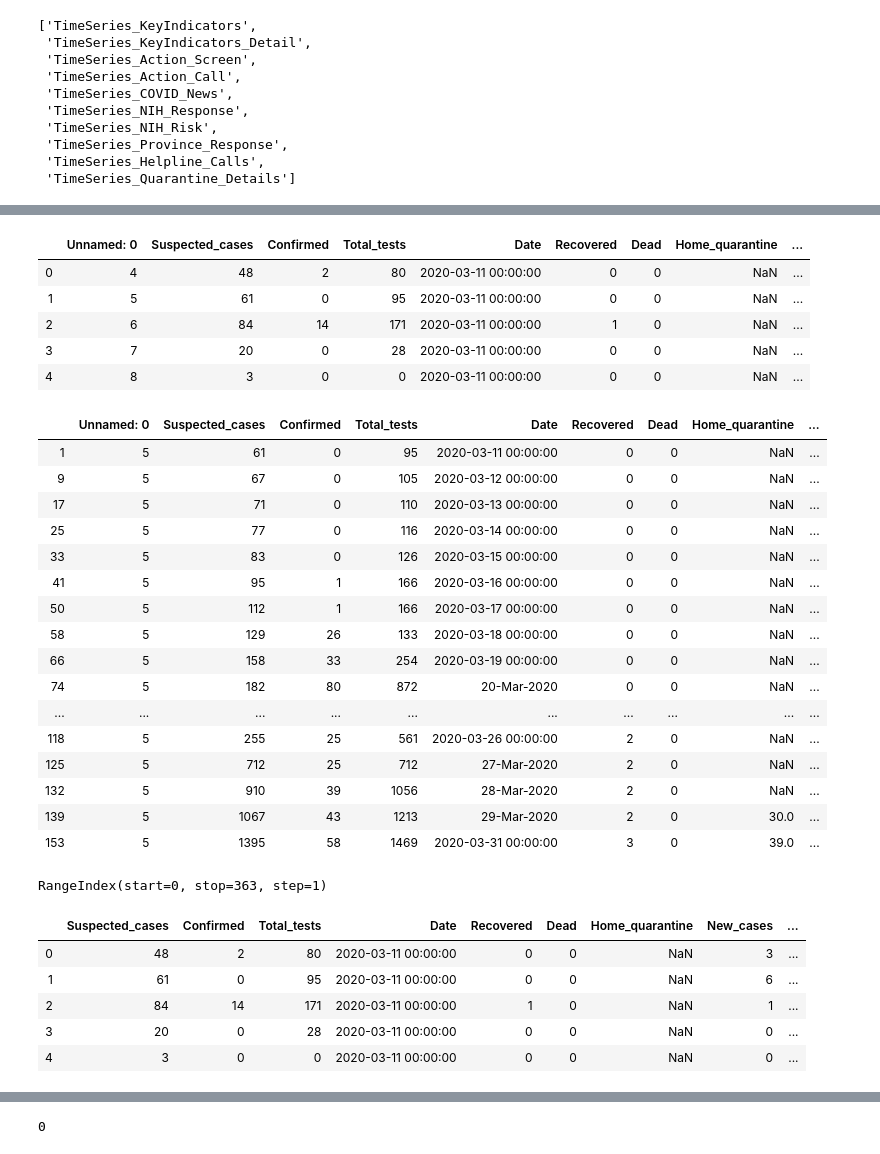
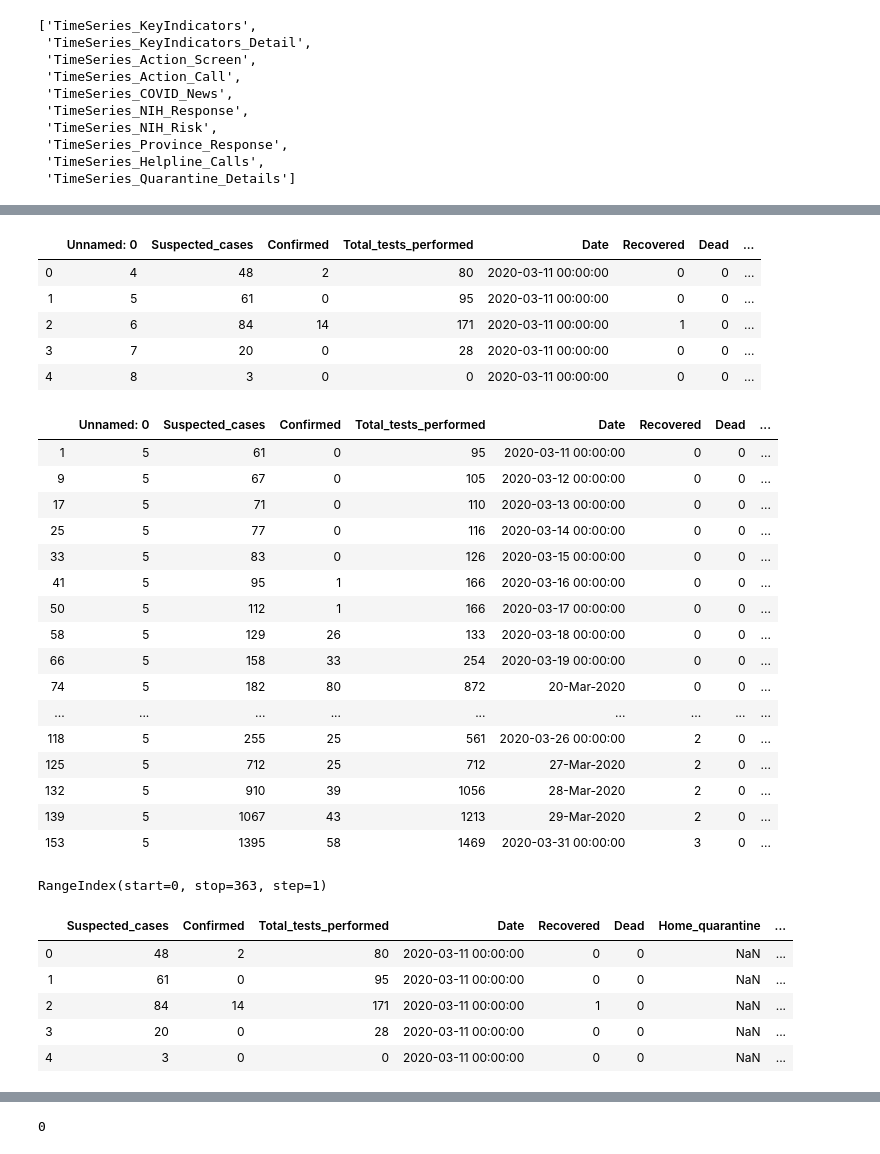
Before and after one commit to FaizahMushtaq/COVID-19, a Jupyter notebook: Data Wrangling/Cleaning.ipynb, the cells around one changed output, grey strips where cells are left out. Drawn from its saved outputs; the diff is of its cells as text; code cells hidden in the pictures.

Commit message:
Cleaning sheet 2

```diff
--- a/Data Wrangling/Cleaning.ipynb
+++ b/Data Wrangling/Cleaning.ipynb
@@ -27,33 +34,33 @@ sheet1.head()
 # %%
-sheet1.rename(columns={'Cumulative':'Suspected_cases','Discharged':'Recovered','Still admitted':'Hospital_quarantine','Cumulative  Test positive':'Confirmed','New  (last 24 hrs)':'New_cases','Cumulative  tests performed':'Total_tests','Tests  performed in last 24 hours':'New_tests','Expired':'Dead','Home Quarantine':'Home_quarantine'},inplace=True)
+sheet1.rename(columns={'Cumulative':'Suspected_cases','Discharged':'Recovered','Still admitted':'Hospital_quarantine','Cumulative  Test positive':'Confirmed','New  (last 24 hrs)':'New_cases','Cumulative  tests performed':'Total_tests_performed','Tests  performed in last 24 hours':'New_tests_performed','Expired':'Dead','Home Quarantine':'Home_quarantine'},inplace=True)
 sheet1.head()
 # %% [output]
-|  | Unnamed: 0 | Suspected_cases | Confirmed | Total_tests | Date | Recovered | Dead | Home_quarantine | ... |
-| 0 | 4 | 48 | 2 | 80 | 2020-03-11 00:00:00 | 0 | 0 | NaN | ... |
-| 1 | 5 | 61 | 0 | 95 | 2020-03-11 00:00:00 | 0 | 0 | NaN | ... |
-| 2 | 6 | 84 | 14 | 171 | 2020-03-11 00:00:00 | 1 | 0 | NaN | ... |
-| 3 | 7 | 20 | 0 | 28 | 2020-03-11 00:00:00 | 0 | 0 | NaN | ... |
-| 4 | 8 | 3 | 0 | 0 | 2020-03-11 00:00:00 | 0 | 0 | NaN | ... |
+|  | Unnamed: 0 | Suspected_cases | Confirmed | Total_tests_performed | Date | Recovered | Dead | ... |
+| 0 | 4 | 48 | 2 | 80 | 2020-03-11 00:00:00 | 0 | 0 | ... |
+| 1 | 5 | 61 | 0 | 95 | 2020-03-11 00:00:00 | 0 | 0 | ... |
+| 2 | 6 | 84 | 14 | 171 | 2020-03-11 00:00:00 | 1 | 0 | ... |
+| 3 | 7 | 20 | 0 | 28 | 2020-03-11 00:00:00 | 0 | 0 | ... |
+| 4 | 8 | 3 | 0 | 0 | 2020-03-11 00:00:00 | 0 | 0 | ... |
 # %%
 sheet1.loc[sheet1['Unnamed: 0']==5] #query based on assigned indexes but doesn't define uniquely row
 # %% [output]
-|  | Unnamed: 0 | Suspected_cases | Confirmed | Total_tests | Date | Recovered | Dead | Home_quarantine | ... |
-| 1 | 5 | 61 | 0 | 95 | 2020-03-11 00:00:00 | 0 | 0 | NaN | ... |
-| 9 | 5 | 67 | 0 | 105 | 2020-03-12 00:00:00 | 0 | 0 | NaN | ... |
-| 17 | 5 | 71 | 0 | 110 | 2020-03-13 00:00:00 | 0 | 0 | NaN | ... |
-| 25 | 5 | 77 | 0 | 116 | 2020-03-14 00:00:00 | 0 | 0 | NaN | ... |
-| 33 | 5 | 83 | 0 | 126 | 2020-03-15 00:00:00 | 0 | 0 | NaN | ... |
-| 41 | 5 | 95 | 1 | 166 | 2020-03-16 00:00:00 | 0 | 0 | NaN | ... |
-| 50 | 5 | 112 | 1 | 166 | 2020-03-17 00:00:00 | 0 | 0 | NaN | ... |
-| 58 | 5 | 129 | 26 | 133 | 2020-03-18 00:00:00 | 0 | 0 | NaN | ... |
-| 66 | 5 | 158 | 33 | 254 | 2020-03-19 00:00:00 | 0 | 0 | NaN | ... |
-| 74 | 5 | 182 | 80 | 872 | 20-Mar-2020 | 0 | 0 | NaN | ... |
-| ... | ... | ... | ... | ... | ... | ... | ... | ... | ... |
-| 118 | 5 | 255 | 25 | 561 | 2020-03-26 00:00:00 | 2 | 0 | NaN | ... |
-| 125 | 5 | 712 | 25 | 712 | 27-Mar-2020 | 2 | 0 | NaN | ... |
-| 132 | 5 | 910 | 39 | 1056 | 28-Mar-2020 | 2 | 0 | NaN | ... |
-| 139 | 5 | 1067 | 43 | 1213 | 29-Mar-2020 | 2 | 0 | 30.0 | ... |
-| 153 | 5 | 1395 | 58 | 1469 | 2020-03-31 00:00:00 | 3 | 0 | 39.0 | ... |
+|  | Unnamed: 0 | Suspected_cases | Confirmed | Total_tests_performed | Date | Recovered | Dead | ... |
+| 1 | 5 | 61 | 0 | 95 | 2020-03-11 00:00:00 | 0 | 0 | ... |
+| 9 | 5 | 67 | 0 | 105 | 2020-03-12 00:00:00 | 0 | 0 | ... |
+| 17 | 5 | 71 | 0 | 110 | 2020-03-13 00:00:00 | 0 | 0 | ... |
+| 25 | 5 | 77 | 0 | 116 | 2020-03-14 00:00:00 | 0 | 0 | ... |
+| 33 | 5 | 83 | 0 | 126 | 2020-03-15 00:00:00 | 0 | 0 | ... |
+| 41 | 5 | 95 | 1 | 166 | 2020-03-16 00:00:00 | 0 | 0 | ... |
+| 50 | 5 | 112 | 1 | 166 | 2020-03-17 00:00:00 | 0 | 0 | ... |
+| 58 | 5 | 129 | 26 | 133 | 2020-03-18 00:00:00 | 0 | 0 | ... |
+| 66 | 5 | 158 | 33 | 254 | 2020-03-19 00:00:00 | 0 | 0 | ... |
+| 74 | 5 | 182 | 80 | 872 | 20-Mar-2020 | 0 | 0 | ... |
+| ... | ... | ... | ... | ... | ... | ... | ... | ... |
+| 118 | 5 | 255 | 25 | 561 | 2020-03-26 00:00:00 | 2 | 0 | ... |
+| 125 | 5 | 712 | 25 | 712 | 27-Mar-2020 | 2 | 0 | ... |
+| 132 | 5 | 910 | 39 | 1056 | 28-Mar-2020 | 2 | 0 | ... |
+| 139 | 5 | 1067 | 43 | 1213 | 29-Mar-2020 | 2 | 0 | ... |
+| 153 | 5 | 1395 | 58 | 1469 | 2020-03-31 00:00:00 | 3 | 0 | ... |
 # %%
 sheet1.index
 # %% [output]
@@ -62,11 +69,11 @@ RangeIndex(start=0, stop=363, step=1)
 sheet1.drop('Unnamed: 0',axis=1,inplace=True)               #droping unnamed column keeping default indexing
 sheet1.head()
 # %% [output]
-|  | Suspected_cases | Confirmed | Total_tests | Date | Recovered | Dead | Home_quarantine | New_cases | ... |
-| 0 | 48 | 2 | 80 | 2020-03-11 00:00:00 | 0 | 0 | NaN | 3 | ... |
-| 1 | 61 | 0 | 95 | 2020-03-11 00:00:00 | 0 | 0 | NaN | 6 | ... |
-| 2 | 84 | 14 | 171 | 2020-03-11 00:00:00 | 1 | 0 | NaN | 1 | ... |
-| 3 | 20 | 0 | 28 | 2020-03-11 00:00:00 | 0 | 0 | NaN | 0 | ... |
-| 4 | 3 | 0 | 0 | 2020-03-11 00:00:00 | 0 | 0 | NaN | 0 | ... |
+|  | Suspected_cases | Confirmed | Total_tests_performed | Date | Recovered | Dead | Home_quarantine | ... |
+| 0 | 48 | 2 | 80 | 2020-03-11 00:00:00 | 0 | 0 | NaN | ... |
+| 1 | 61 | 0 | 95 | 2020-03-11 00:00:00 | 0 | 0 | NaN | ... |
+| 2 | 84 | 14 | 171 | 2020-03-11 00:00:00 | 1 | 0 | NaN | ... |
+| 3 | 20 | 0 | 28 | 2020-03-11 00:00:00 | 0 | 0 | NaN | ... |
+| 4 | 3 | 0 | 0 | 2020-03-11 00:00:00 | 0 | 0 | NaN | ... |
 # %%
 sheet1['Date']=pd.to_datetime(sheet1['Date']).dt.strftime('%d-%m-%Y') #change format acc to Pak date
```
Also changed, not shown: parts of 78 cells of this notebook.
